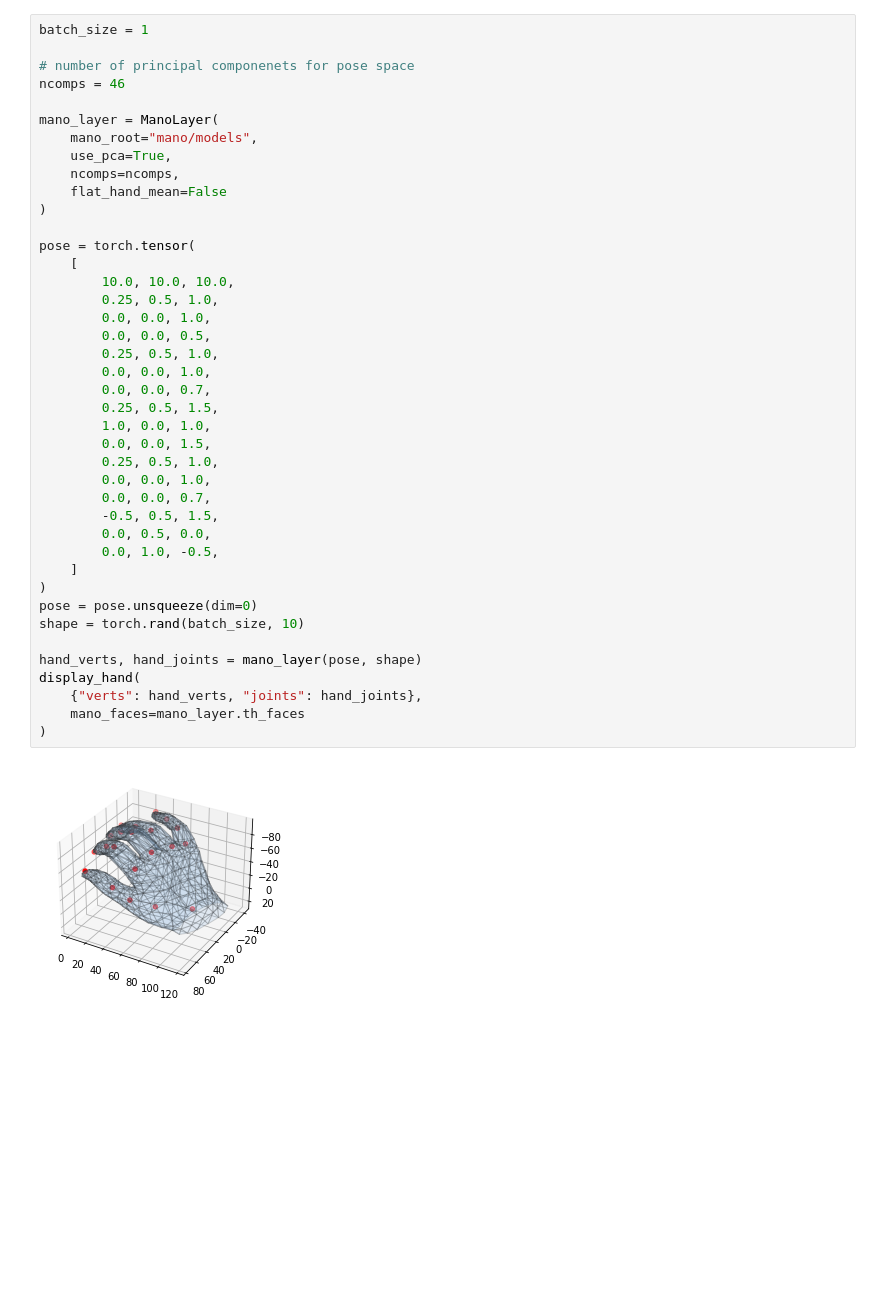
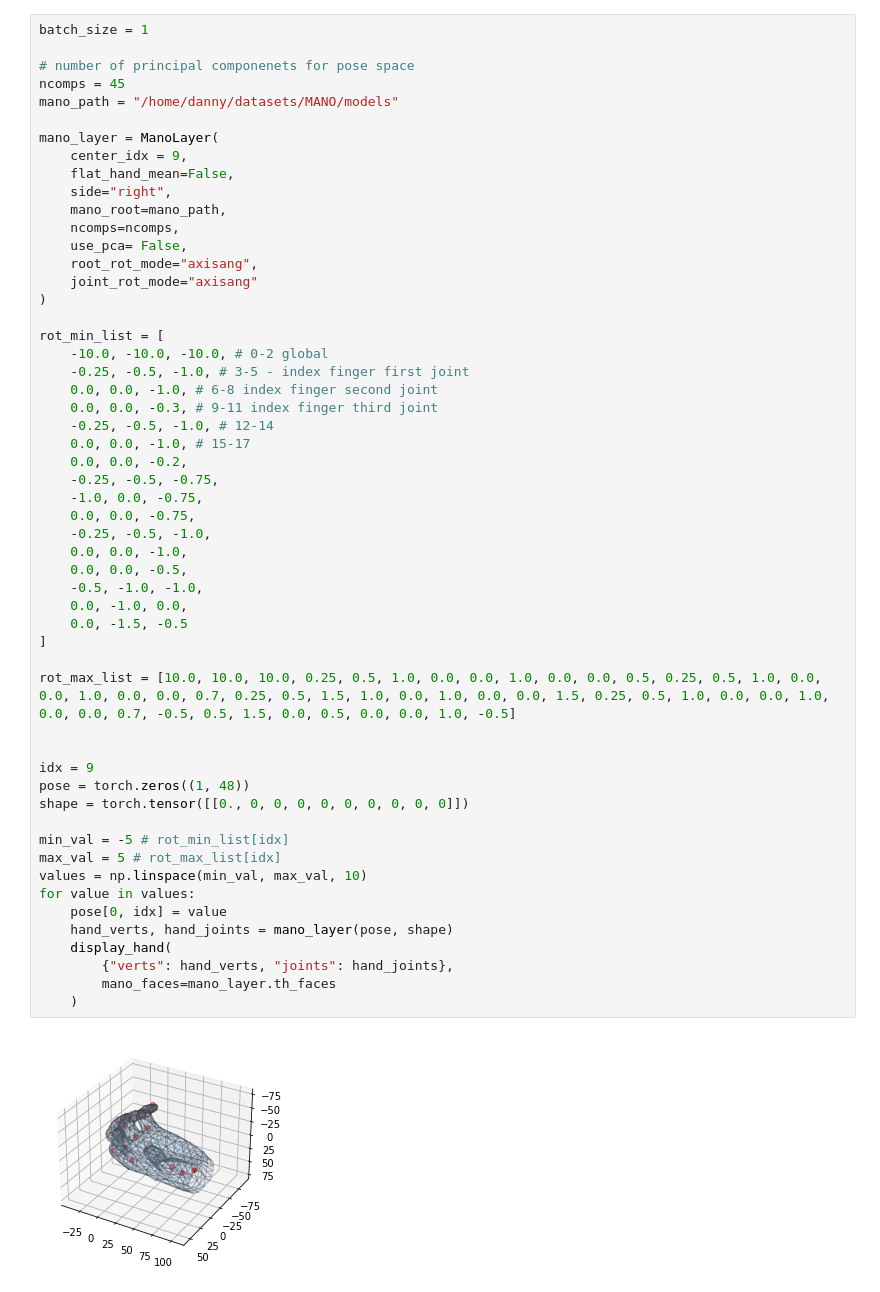
Before and after one commit to daniekpo/manopth, a Jupyter notebook: vis.ipynb, the cells around one changed output. Cells and saved outputs as stored; diff of their text form; blank space fills up the shorter version.

Commit message:
Figuring out joints positions

```diff
--- a/vis.ipynb
+++ b/vis.ipynb
@@ -6,43 +7,56 @@ import torch
 # %%
 batch_size = 1
 
 # number of principal componenets for pose space
-ncomps = 46
+ncomps = 45
+mano_path = "/home/danny/datasets/MANO/models"
 
 mano_layer = ManoLayer(
-    mano_root="mano/models",
-    use_pca=True,
+    center_idx = 9,
+    flat_hand_mean=False,
+    side="right",
+    mano_root=mano_path,
     ncomps=ncomps,
-    flat_hand_mean=False
+    use_pca= False,
+    root_rot_mode="axisang",
+    joint_rot_mode="axisang"
 )
 
-pose = torch.tensor(
-    [
-        10.0, 10.0, 10.0,
-        0.25, 0.5, 1.0,
-        0.0, 0.0, 1.0,
-        0.0, 0.0, 0.5,
-        0.25, 0.5, 1.0,
-        0.0, 0.0, 1.0,
-        0.0, 0.0, 0.7,
-        0.25, 0.5, 1.5,
-        1.0, 0.0, 1.0,
-        0.0, 0.0, 1.5,
-        0.25, 0.5, 1.0,
-        0.0, 0.0, 1.0,
-        0.0, 0.0, 0.7,
-        -0.5, 0.5, 1.5,
-        0.0, 0.5, 0.0,
-        0.0, 1.0, -0.5,
-    ]
-)
-pose = pose.unsqueeze(dim=0)
-shape = torch.rand(batch_size, 10)
+rot_min_list = [
+    -10.0, -10.0, -10.0, # 0-2 global
+    -0.25, -0.5, -1.0, # 3-5 - index finger first joint
+    0.0, 0.0, -1.0, # 6-8 index finger second joint
+    0.0, 0.0, -0.3, # 9-11 index finger third joint
+    -0.25, -0.5, -1.0, # 12-14
+    0.0, 0.0, -1.0, # 15-17
+    0.0, 0.0, -0.2,
+    -0.25, -0.5, -0.75,
+    -1.0, 0.0, -0.75,
+    0.0, 0.0, -0.75,
+    -0.25, -0.5, -1.0,
+    0.0, 0.0, -1.0,
+    0.0, 0.0, -0.5,
+    -0.5, -1.0, -1.0,
+    0.0, -1.0, 0.0,
+    0.0, -1.5, -0.5
+]
 
-hand_verts, hand_joints = mano_layer(pose, shape)
-display_hand(
-    {"verts": hand_verts, "joints": hand_joints},
-    mano_faces=mano_layer.th_faces
-)
+rot_max_list = [10.0, 10.0, 10.0, 0.25, 0.5, 1.0, 0.0, 0.0, 1.0, 0.0, 0.0, 0.5, 0.25, 0.5, 1.0, 0.0, 0.0, 1.0, 0.0, 0.0, 0.7, 0.25, 0.5, 1.5, 1.0, 0.0, 1.0, 0.0, 0.0, 1.5, 0.25, 0.5, 1.0, 0.0, 0.0, 1.0, 0.0, 0.0, 0.7, -0.5, 0.5, 1.5, 0.0, 0.5, 0.0, 0.0, 1.0, -0.5]
+
+
+idx = 9
+pose = torch.zeros((1, 48))
+shape = torch.tensor([[0., 0, 0, 0, 0, 0, 0, 0, 0, 0]])
+
+min_val = -5 # rot_min_list[idx]
+max_val = 5 # rot_max_list[idx]
+values = np.linspace(min_val, max_val, 10)
+for value in values:
+    pose[0, idx] = value
+    hand_verts, hand_joints = mano_layer(pose, shape)
+    display_hand(
+        {"verts": hand_verts, "joints": hand_joints},
+        mano_faces=mano_layer.th_faces
+    )
 # %% [output]
-[figure, old version]
+[figure, new version]
```
Also changed, not shown: parts of 4 cells of this notebook, 1 other file.
